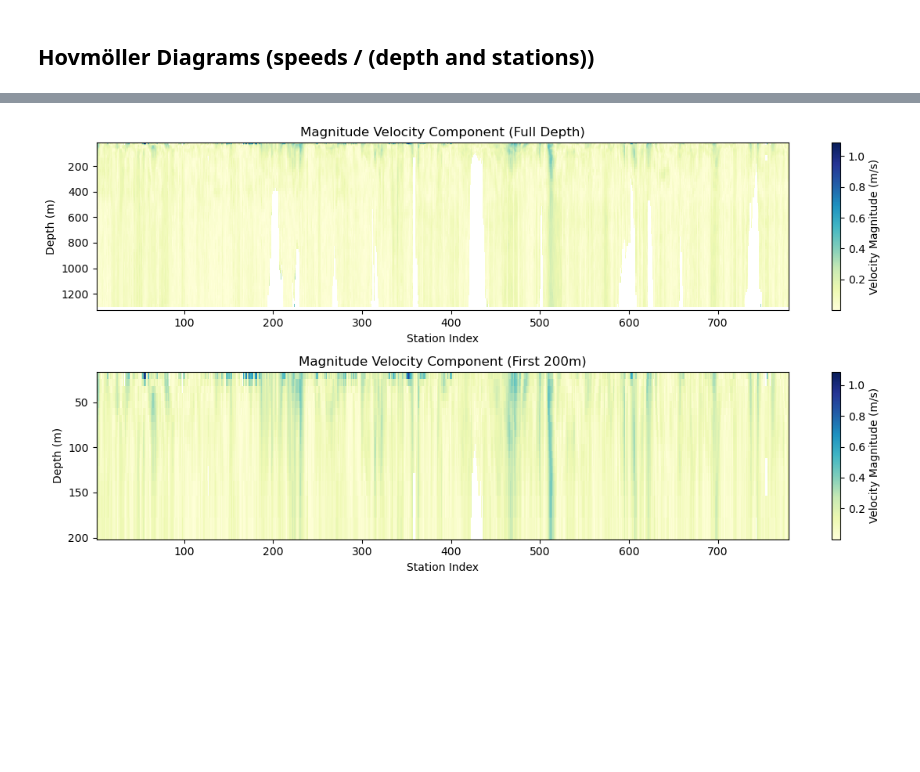
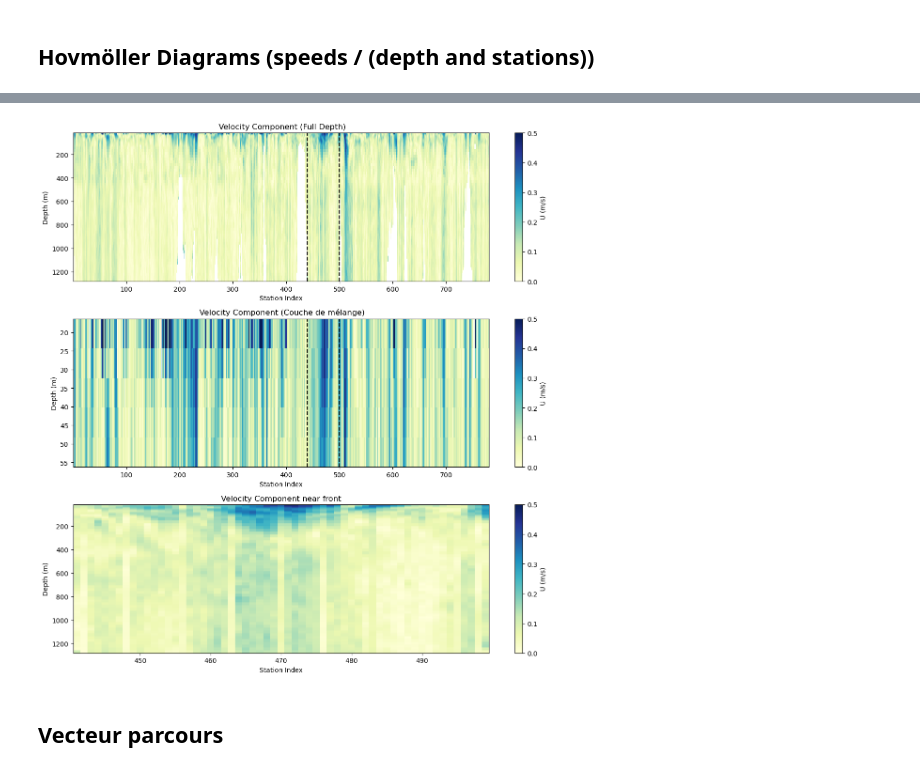
Before and after one commit to juliencollard2001/FOET_Northern_Gyre, a Jupyter notebook: SLADCP_vis.ipynb, the cells around one changed output, grey strips where cells are left out. Cells and saved outputs as stored; diff of their text form; code cells hidden in the pictures; blank space fills up the shorter version.

```diff
--- a/SLADCP_vis.ipynb
+++ b/SLADCP_vis.ipynb
@@ -78,9 +82,10 @@ plt.show()
 # %%
-fig, ax = plt.subplots(1,1,figsize=(6,4),subplot_kw={'projection': ccrs.PlateCarree()})
+fig, ax = plt.subplots(1,1,figsize=(12,6),subplot_kw={'projection': proj})
 
-N0 = 1
-N1 = 780
-sc = ax.scatter (SADCP['longitude'][N0:N1],SADCP['latitude'][N0:N1], s=10, c=SADCP['idx'][N0:N1], cmap='gist_rainbow', alpha=0.8)
+N0 = 440
+N1 = 500
+
+sc = ax.scatter (SADCP['longitude'][N0:N1],SADCP['latitude'][N0:N1], s=10, c=SADCP['idx'][N0:N1], cmap='Oranges', alpha=0.8,transform=ccrs.PlateCarree())
 ax.set_extent([0, 12, 38, 45])
 ax.add_feature(cfeature.LAND)
 ax.add_feature(cfeature.COASTLINE)
@@ -138,3 +101,12 @@ Attributes:
+# %%
+# ALL the data - the last lign (NaN)
+SADCP = SADCP.isel(depth=slice(0,-1))
+
+# Mixed layer
+depth_m = SADCP.isel(depth=slice(0,5))
+
+# Zoom in on front
+Coupe = SADCP.where((SADCP['idx'] > N0) & (SADCP['idx'] < N1), drop=True)
 # %% [markdown]
 ## Hovmöller Diagrams (speeds / (depth and stations))
 # %%
@@ -192,26 +188,40 @@ plt.show()
 # %%
-fig, ax = plt.subplots(2, 1, figsize=(12, 6))
+fig, ax = plt.subplots(3, 1, figsize=(12, 12))
 
-# Plot for the entire depth range
-c = ax[0].pcolormesh(Coupe1['idx'], Coupe1['depth'], np.sqrt(Coupe1['U'].T**2 + Coupe1['V'].T**2), cmap='YlGnBu', shading='auto')
+c = ax[0].pcolormesh(SADCP['idx'], SADCP['depth'], np.sqrt(SADCP['U']**2 +SADCP['V']**2), cmap='YlGnBu' ,vmin = 0 ,vmax = 0.5, shading='auto')
 ax[0].set_xlabel('Station Index')
 ax[0].set_ylabel('Depth (m)')
-ax[0].set_title('Magnitude Velocity Component (Full Depth)')
+ax[0].set_title(' Velocity Component (Full Depth)')
 cbar = fig.colorbar(c, ax=ax[0])
-cbar.set_label('Velocity Magnitude (m/s)')
+cbar.set_label('U (m/s)')
+ax[0].axvline(x=N0, color='black', linestyle='--')
+ax[0].axvline(x=N1, color='black', linestyle='--')
 ax[0].invert_yaxis()
 
-# Plot for the first 200 meters
-depth_200m = Coupe1.sel(depth=slice(0, 200))
-c = ax[1].pcolormesh(depth_200m['idx'], depth_200m['depth'], np.sqrt(depth_200m['U'].T**2 + depth_200m['V'].T**2), cmap='YlGnBu', shading='auto')
+
+c = ax[1].pcolormesh(depth_m['idx'], depth_m['depth'], np.sqrt(depth_m['U']**2 + depth_m['V']**2),cmap='YlGnBu',vmin = 0,vmax = 0.5,  shading='auto')
 ax[1].set_xlabel('Station Index')
 ax[1].set_ylabel('Depth (m)')
-ax[1].set_title('Magnitude Velocity Component (First 200m)')
+ax[1].set_title(' Velocity Component (Couche de mélange)')
 cbar = fig.colorbar(c, ax=ax[1])
-cbar.set_label('Velocity Magnitude (m/s)')
+cbar.set_label('U (m/s)')
+ax[1].axvline(x=N0, color='black', linestyle='--')
+ax[1].axvline(x=N1, color='black', linestyle='--')
 ax[1].invert_yaxis()
+
+c = ax[2].pcolormesh(Coupe['idx'], Coupe['depth'], np.sqrt(Coupe['U']**2+Coupe['V']**2), cmap='YlGnBu',vmin = 0,vmax = 0.5,  shading='auto')
+ax[2].set_xlabel('Station Index')
+ax[2].set_ylabel('Depth (m)')
+ax[2].set_title(' Velocity Component near front ')
+cbar = fig.colorbar(c, ax=ax[2])
+cbar.set_label('U (m/s)')
+ax[2].invert_yaxis()
+
+
 
 plt.tight_layout()
 plt.show()
 # %% [output]
-[figure, old version]
+[figure, new version]
+# %% [markdown]
+## Vecteur parcours
```
Also changed, not shown: parts of 28 cells of this notebook.
